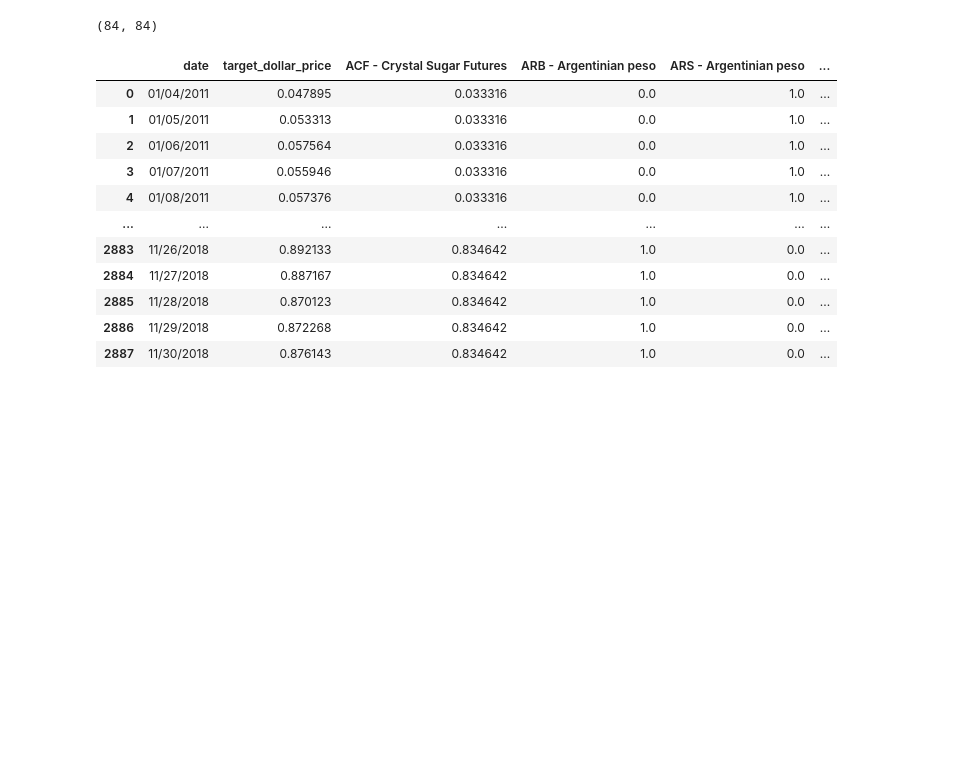
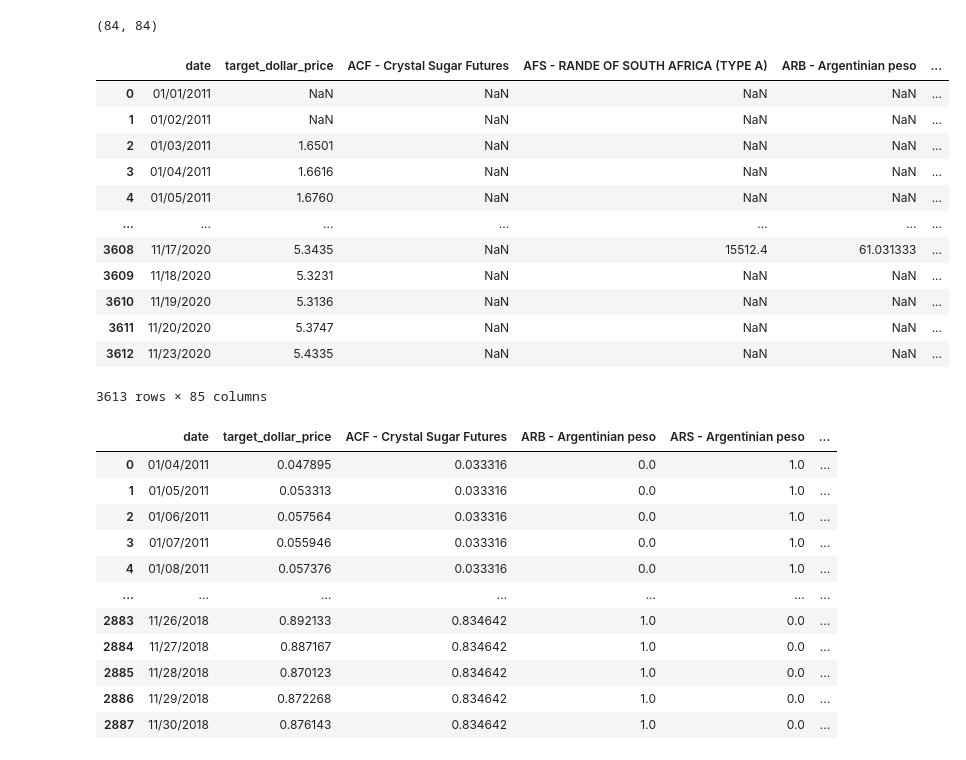
Before and after one commit to Julio-Assis/dollar-price-forecast, a Jupyter notebook: src/notebooks/ReturnOnInvestmentMetric.ipynb, the cells around one changed output. Saved outputs shown, nothing was run; the diff lists cells and outputs as text; code cells hidden in the pictures; blank space fills up the shorter version.

```diff
--- a/src/notebooks/ReturnOnInvestmentMetric.ipynb
+++ b/src/notebooks/ReturnOnInvestmentMetric.ipynb
@@ -162,6 +162,22 @@ train_df, test_df = train_test_split(windows_df, train_split_size=0.8)
 
 scaled_train_df, scaler = apply_min_max_scaling(train_df)
 scaled_test_df, scaler = apply_min_max_scaling(test_df, scaler)
+# %%
+df.iloc[:]
+# %% [output]
+|  | date | target_dollar_price | ACF - Crystal Sugar Futures | AFS - RANDE OF SOUTH AFRICA (TYPE A) | ARB - Argentinian peso | ... |
+| 0 | 01/01/2011 | NaN | NaN | NaN | NaN | ... |
+| 1 | 01/02/2011 | NaN | NaN | NaN | NaN | ... |
+| 2 | 01/03/2011 | 1.6501 | NaN | NaN | NaN | ... |
+| 3 | 01/04/2011 | 1.6616 | NaN | NaN | NaN | ... |
+| 4 | 01/05/2011 | 1.6760 | NaN | NaN | NaN | ... |
+| ... | ... | ... | ... | ... | ... | ... |
+| 3608 | 11/17/2020 | 5.3435 | NaN | 15512.4 | 61.031333 | ... |
+| 3609 | 11/18/2020 | 5.3231 | NaN | NaN | NaN | ... |
+| 3610 | 11/19/2020 | 5.3136 | NaN | NaN | NaN | ... |
+| 3611 | 11/20/2020 | 5.3747 | NaN | NaN | NaN | ... |
+| 3612 | 11/23/2020 | 5.4335 | NaN | NaN | NaN | ... |
+3613 rows × 85 columns
 # %%
 scaled_train_df
 # %% [output]
```
Also changed, not shown: parts of 27 cells of this notebook, 4 other files.
